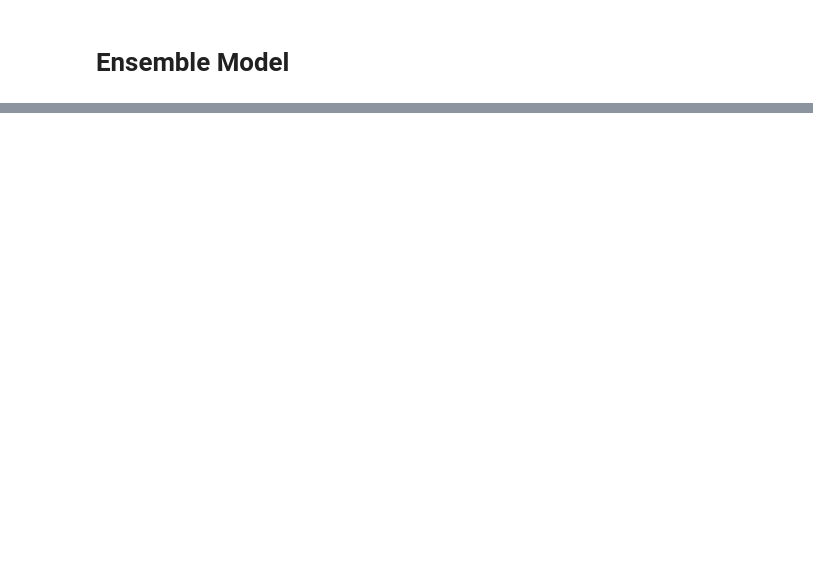
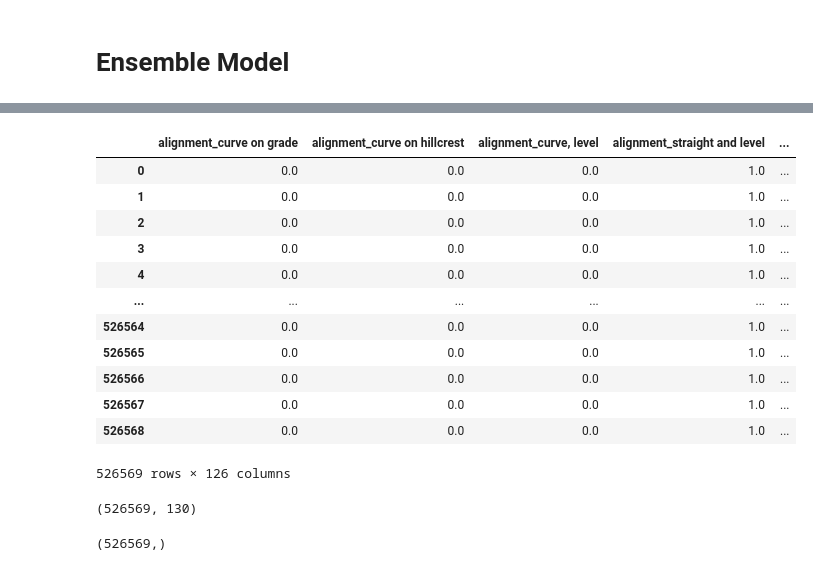
Before and after one commit to jkh-code/predicting-traffic-accident-injuries, a Jupyter notebook: notebooks/ensemble-model.ipynb, the cells around one changed output, grey strips where cells are left out. Drawn from its saved outputs; the diff is of its cells as text; code cells hidden in the pictures; blank space fills up the shorter version.

```diff
--- a/notebooks/ensemble-model.ipynb
+++ b/notebooks/ensemble-model.ipynb
@@ -55,9 +55,18 @@ df_crashes
+# %%
+drop_additional = True
 # %%
 # Transforming df_crashes for preliminary model
 drop_cols = ['crash_record_id', 'crash_date', 'report_type',
     'prim_contributory_cause', 'intersection_related_i', 'hit_and_run_i',
-    'lane_cnt', 'has_injuries']
-df_crashes = df_crashes.drop(columns=drop_cols)
+    'lane_cnt', "has_injuries"]
+
+if drop_additional:
+    drop_additional = ['num_bikes_involved', 'num_extricated', 'num_partially_ejected',
+        'num_pedestrians_involved']
+else:
+    drop_additional = []
+
+df_crashes = df_crashes.drop(columns=drop_cols+drop_additional)
 
 df_crashes = df_crashes.rename(columns={"crash_day_of_week": "crash_day"})
 df_crashes["street_direction"] = (
@@ -68,19 +90,3 @@ df_crashes["street_direction"] = (
 y = df_crashes.pop("injuries_total")
 X = df_crashes.copy()
 # del df_crashes
-# %%
-# Transforming X and y for modeling
-numeric_cols = ["posted_speed_limit", "num_units", "crash_hour",
-    'num_bikes_involved', 'num_extricated', 'num_partially_ejected',
-    'num_pedestrians_involved']
-category_cols = X.columns.difference(numeric_cols)
-encoder = OneHotEncoder(drop=None, sparse=True)
-onehot_crashes = encoder.fit_transform(X[category_cols])
-matrix_cols = []
-for col, ele in zip(category_cols, encoder.categories_):
-    for e in ele:
-        matrix_cols.append(col + "_" + e.lower())
-X = pd.concat(
-    [X[numeric_cols], pd.DataFrame(
-        onehot_crashes.toarray(), columns=matrix_cols)],
-    axis=1)
@@ -86,0 +110,4 @@ X = pd.concat(
+# %%
+# Transforming X and y for modeling
+numeric_cols = ["posted_speed_limit", "num_units", "crash_hour"]
+category_cols = X.columns.difference(numeric_cols)
@@ -86,0 +140,16 @@ X = pd.concat(
+# %%
+pd.DataFrame(onehot_crashes.toarray(), columns=matrix_cols)
+# %% [output]
+|  | alignment_curve on grade | alignment_curve on hillcrest | alignment_curve, level | alignment_straight and level | ... |
+| 0 | 0.0 | 0.0 | 0.0 | 1.0 | ... |
+| 1 | 0.0 | 0.0 | 0.0 | 1.0 | ... |
+| 2 | 0.0 | 0.0 | 0.0 | 1.0 | ... |
+| 3 | 0.0 | 0.0 | 0.0 | 1.0 | ... |
+| 4 | 0.0 | 0.0 | 0.0 | 1.0 | ... |
+| ... | ... | ... | ... | ... | ... |
+| 526564 | 0.0 | 0.0 | 0.0 | 1.0 | ... |
+| 526565 | 0.0 | 0.0 | 0.0 | 1.0 | ... |
+| 526566 | 0.0 | 0.0 | 0.0 | 1.0 | ... |
+| 526567 | 0.0 | 0.0 | 0.0 | 1.0 | ... |
+| 526568 | 0.0 | 0.0 | 0.0 | 1.0 | ... |
+526569 rows × 126 columns
@@ -87,3 +164,11 @@ X = pd.concat(
+# %%
+X.shape
+# %% [output]
+(526569, 130)
+# %%
+y.shape
+# %% [output]
+(526569,)
 # %%
 X_train, X_test, y_train, y_test = train_test_split(X, y)
 # %%
```
Also changed, not shown: parts of 16 cells of this notebook, 1 other file.
